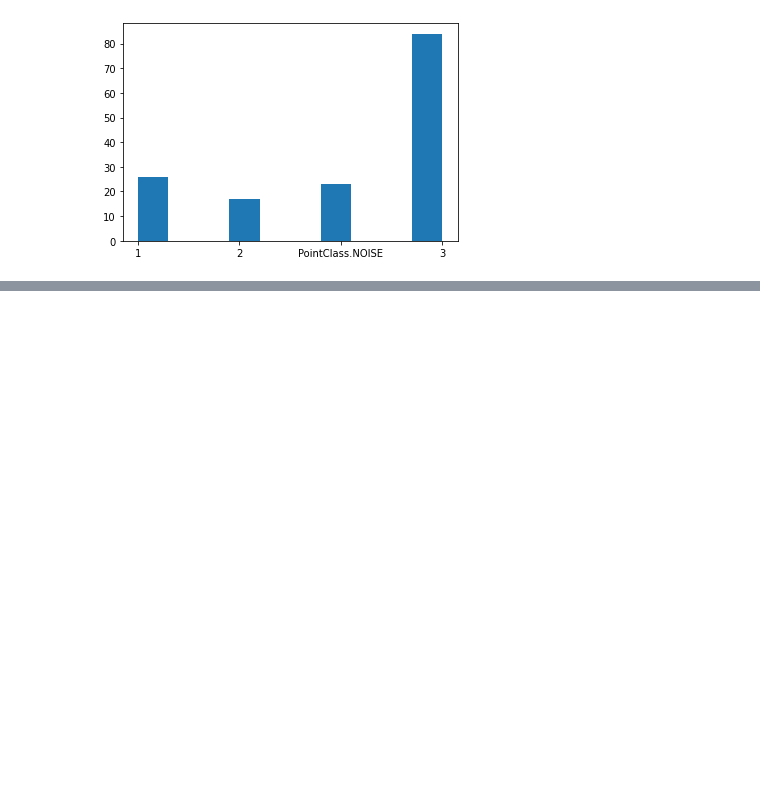
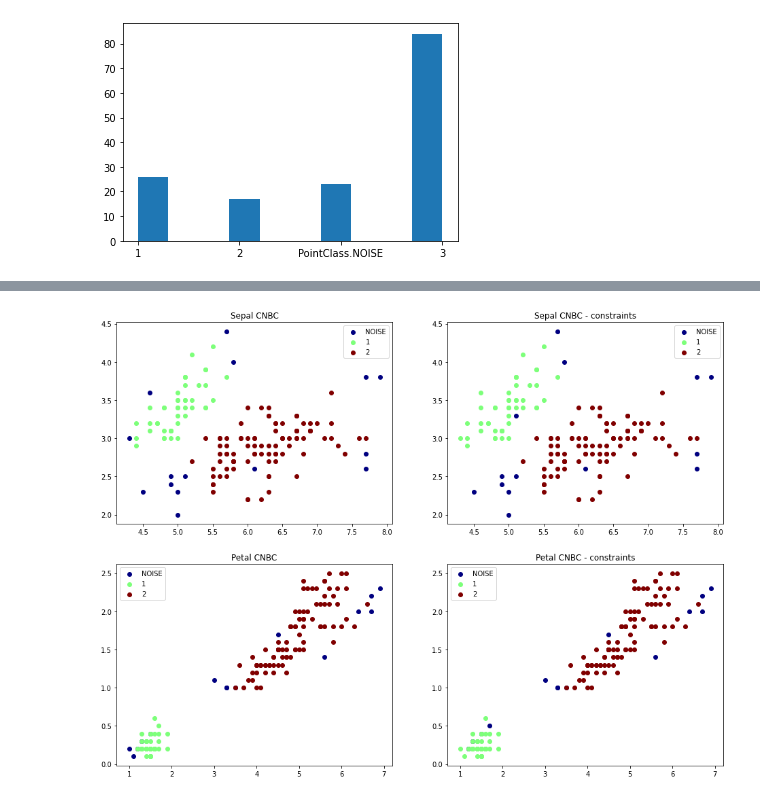
Before and after one commit to michalrom089/CNBC-EDAMI, a Jupyter notebook: experiments.ipynb, the cells around one changed output, grey strips where cells are left out. Saved outputs shown, nothing was run; the diff lists cells and outputs as text; code cells hidden in the pictures; blank space fills up the shorter version.

```diff
--- a/experiments.ipynb
+++ b/experiments.ipynb
@@ -99,0 +92,29 @@ plt.show()
+# %%
+c = CNBC(k=12)
+
+must_link = [(22,13), (22,12)]
+cannot_link = [(43,23)]
+
+constraints_cluster = c.fit(X, must_link, cannot_link)
+cluster = c.fit(X, [], [])
+
+plt.figure(figsize=(16,12))
+plt.subplot(2,2,1)
+plt.title("Sepal CNBC")
+plot_cnbc_clusters(X['sepallength'], X['sepalwidth'], cluster)
+
+plt.subplot(2,2,2)
+plt.title("Sepal CNBC - constraints")
+plot_cnbc_clusters(X['sepallength'], X['sepalwidth'], constraints_cluster)
+
+plt.subplot(2,2,3)
+plt.title("Petal CNBC")
+plot_cnbc_clusters(X['petallength'], X['petalwidth'], cluster)
+
+plt.subplot(2,2,4)
+plt.title("Petal CNBC - constraints")
+plot_cnbc_clusters(X['petallength'], X['petalwidth'], constraints_cluster)
+
+plt.show()
+# %% [output]
+[figure, added]
```
Also changed, not shown: parts of 6 cells of this notebook.
